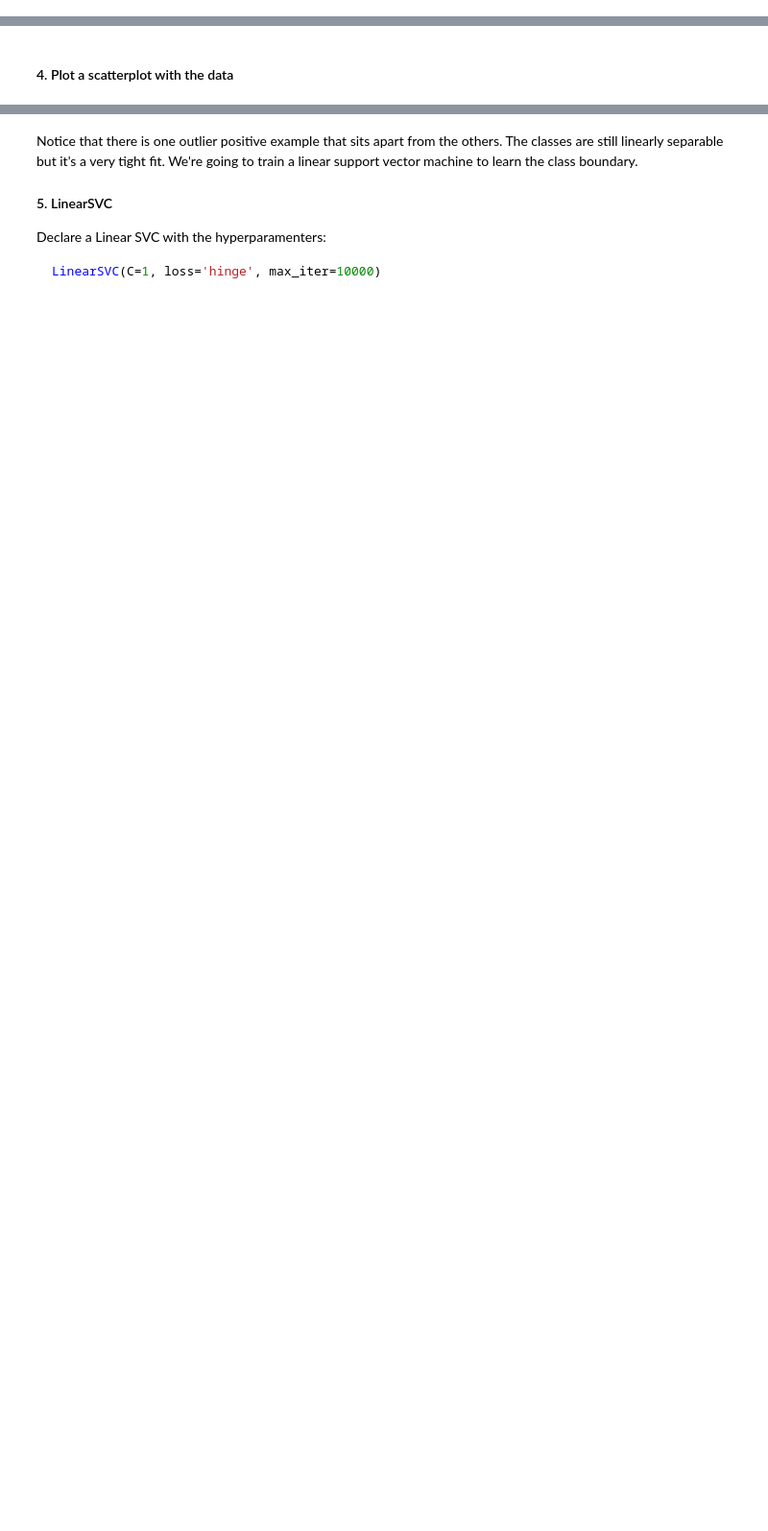
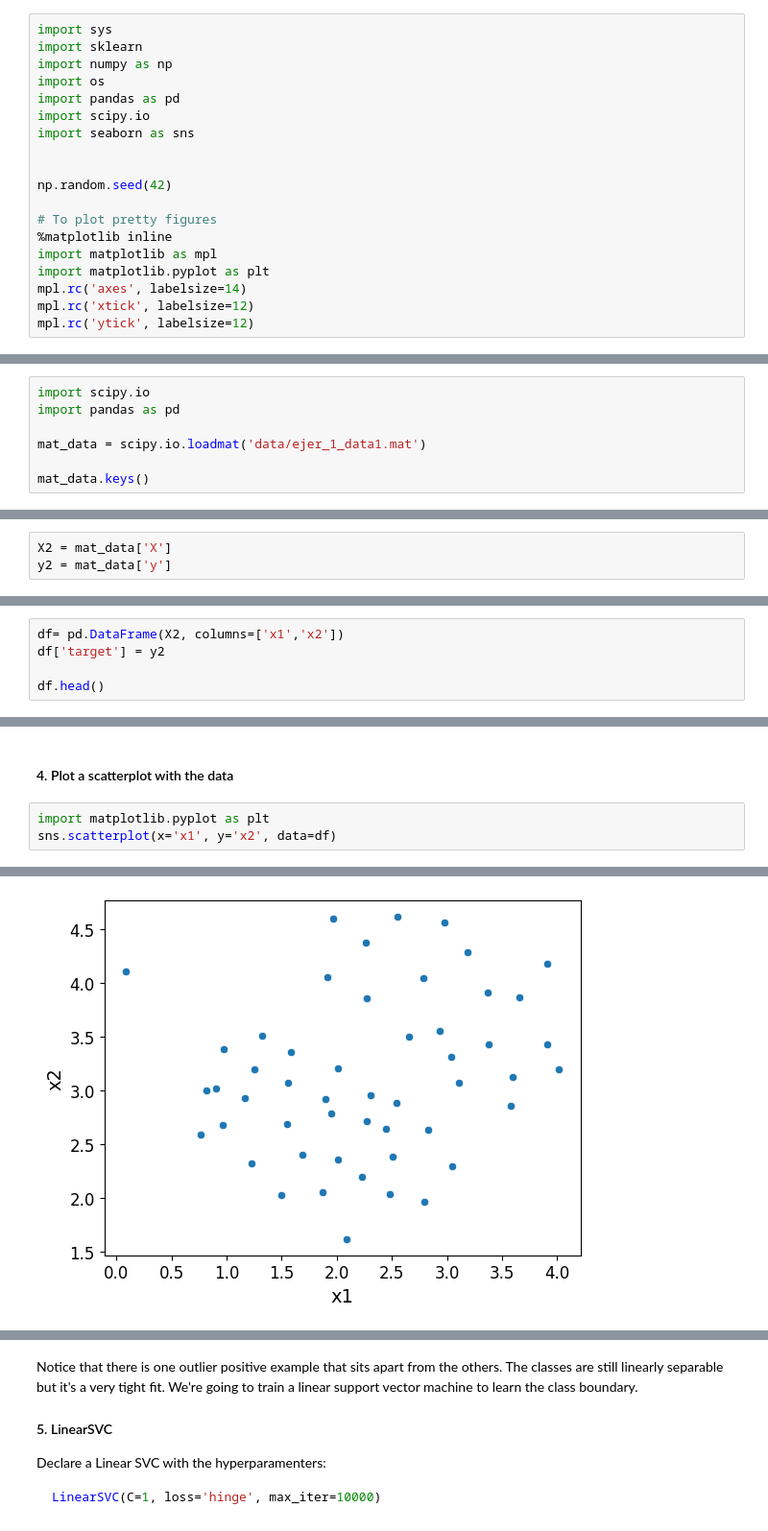
Before and after one commit to Andrea3677/ONLINE_DS_THEBRIDGE_OK, a Jupyter notebook: 3-Machine_Learning/1-Supervisado/3-RegorClass/8-SVM/ejercicios/Ejercicios_SVM_MIO.ipynb, the cells around one changed output, grey strips where cells are left out. Shown: that part at 96% size. Drawn from its saved outputs; the diff is of its cells as text; blank space fills up the shorter version.

```diff
--- a/3-Machine_Learning/1-Supervisado/3-RegorClass/8-SVM/ejercicios/Ejercicios_SVM_MIO.ipynb
+++ b/3-Machine_Learning/1-Supervisado/3-RegorClass/8-SVM/ejercicios/Ejercicios_SVM_MIO.ipynb
@@ -6,6 +6,32 @@ In this exercise, we'll be using support vector machines (SVMs) to build a spam
 The first thing we're going to do is look at a simple 2-dimensional data set and see how a linear SVM works on the data set for varying values of C (similar to the regularization term in linear/logistic regression).  Let's load the data.
 ## Exercise 1
 #### 1. Load libraries
+# %%
+import sys
+import sklearn
+import numpy as np
+import os
+import pandas as pd
+import scipy.io
+import seaborn as sns
+
+
+np.random.seed(42)
+
+# To plot pretty figures
+%matplotlib inline
+import matplotlib as mpl
+import matplotlib.pyplot as plt
+mpl.rc('axes', labelsize=14)
+mpl.rc('xtick', labelsize=12)
+mpl.rc('ytick', labelsize=12)
 # %% [markdown]
 #### 2. Load data
 Load the file *ejer_1_data1.mat*. Find the way for loading this kind of file. **scipy.io.loadmat**
+# %%
+import scipy.io
+import pandas as pd
+
+mat_data = scipy.io.loadmat('data/ejer_1_data1.mat')
+
+mat_data.keys()
@@ -12,2 +40,10 @@ Load the file *ejer_1_data1.mat*. Find the way for loading this kind of file. **
+# %%
+X2 = mat_data['X']
+y2 = mat_data['y']
 # %% [markdown]
 #### 3. Create a DataFrame with the features and target
+# %%
+df= pd.DataFrame(X2, columns=['x1','x2'])
+df['target'] = y2
+
+df.head()
@@ -14,2 +82,6 @@ Load the file *ejer_1_data1.mat*. Find the way for loading this kind of file. **
 # %% [markdown]
 #### 4. Plot a scatterplot with the data
+# %%
+import matplotlib.pyplot as plt
+sns.scatterplot(x='x1', y='x2', data=df)
+# %% [output]
@@ -15,0 +89 @@ Load the file *ejer_1_data1.mat*. Find the way for loading this kind of file. **
+[figure, added]
```
Also changed, not shown: parts of 18 cells of this notebook, 11 other files.
